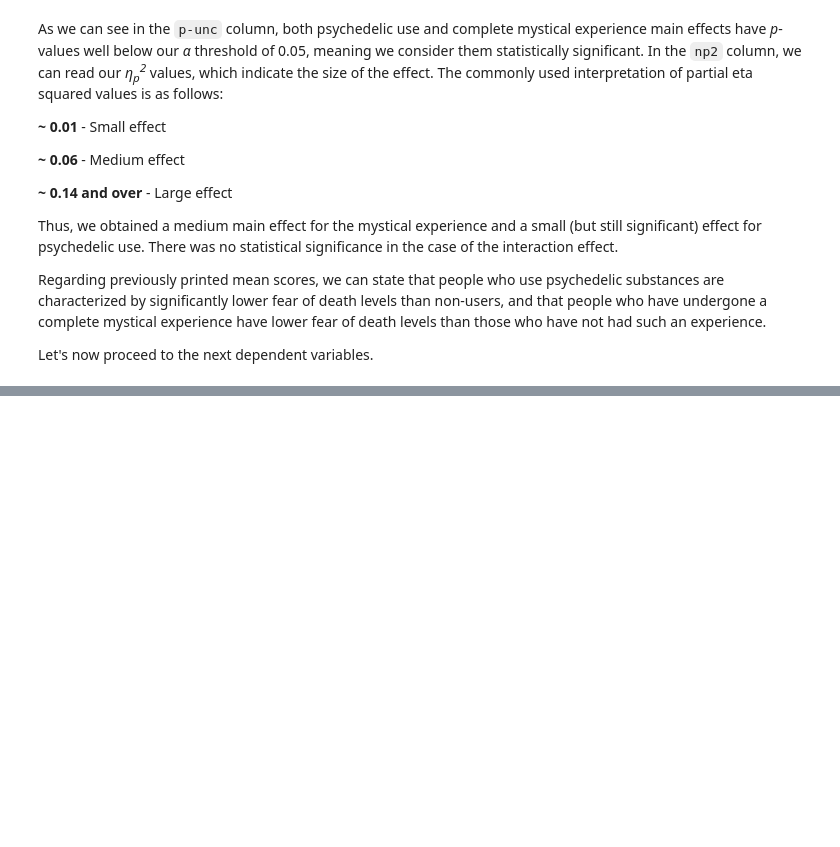
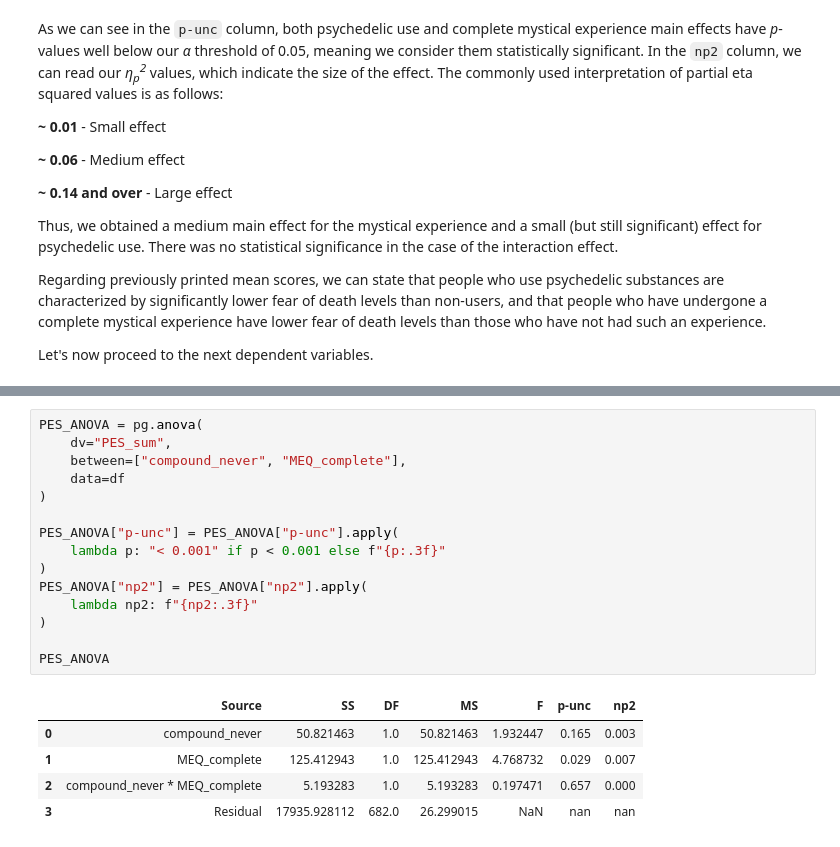
Before and after one commit to michal-owsiak/swps-university-research, a Jupyter notebook: research.ipynb, the cells around one changed output, grey strips where cells are left out. Drawn from its saved outputs; the diff is of its cells as text; blank space fills up the shorter version.

Commit message:
ANOVA calculations for PES added

```diff
--- a/research.ipynb
+++ b/research.ipynb
@@ -763,0 +795,21 @@ Let's now proceed to the next dependent variables.
+# %%
+PES_ANOVA = pg.anova(
+    dv="PES_sum",
+    between=["compound_never", "MEQ_complete"],
+    data=df
+)
+
+PES_ANOVA["p-unc"] = PES_ANOVA["p-unc"].apply(
+    lambda p: "< 0.001" if p < 0.001 else f"{p:.3f}"
+)
+PES_ANOVA["np2"] = PES_ANOVA["np2"].apply(
+    lambda np2: f"{np2:.3f}"
+)
+
+PES_ANOVA
+# %% [output]
+|  | Source | SS | DF | MS | F | p-unc | np2 |
+| 0 | compound_never | 50.821463 | 1.0 | 50.821463 | 1.932447 | 0.165 | 0.003 |
+| 1 | MEQ_complete | 125.412943 | 1.0 | 125.412943 | 4.768732 | 0.029 | 0.007 |
+| 2 | compound_never * MEQ_complete | 5.193283 | 1.0 | 5.193283 | 0.197471 | 0.657 | 0.000 |
+| 3 | Residual | 17935.928112 | 682.0 | 26.299015 | NaN | nan | nan |
```
Also changed, not shown: parts of 11 cells of this notebook.
